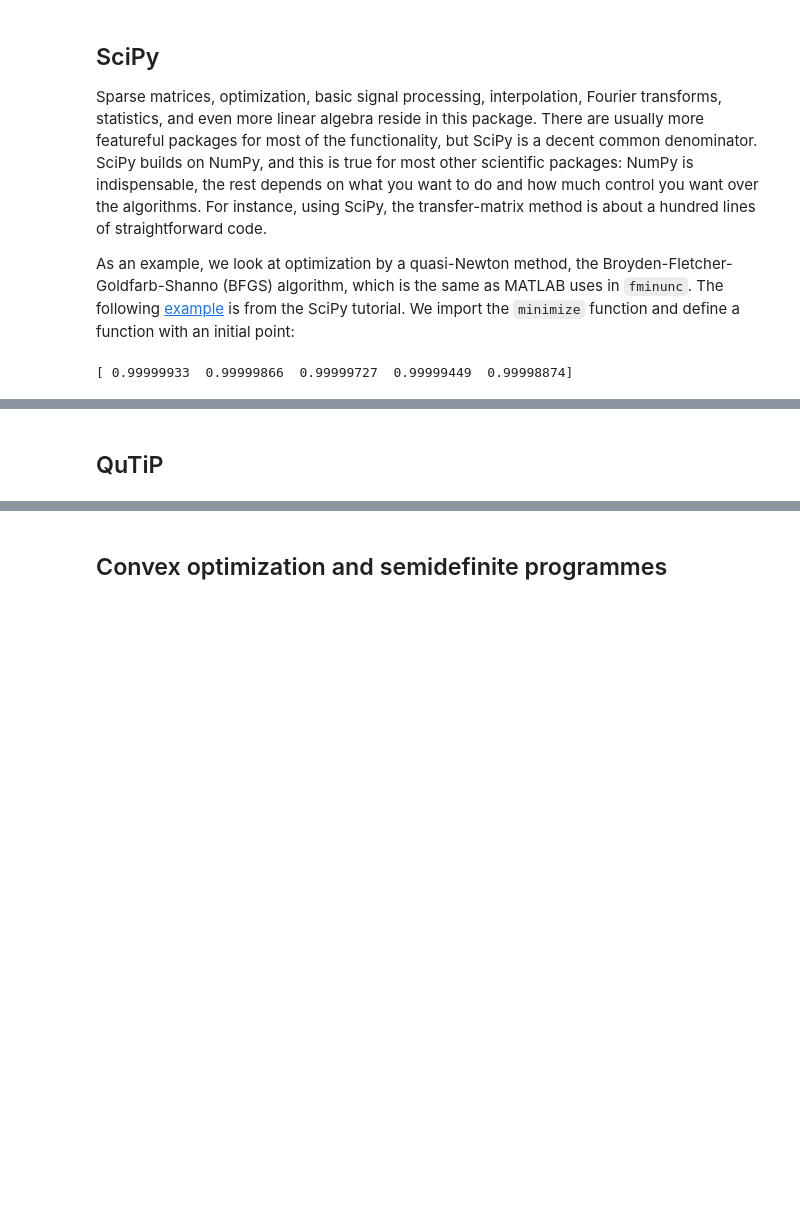
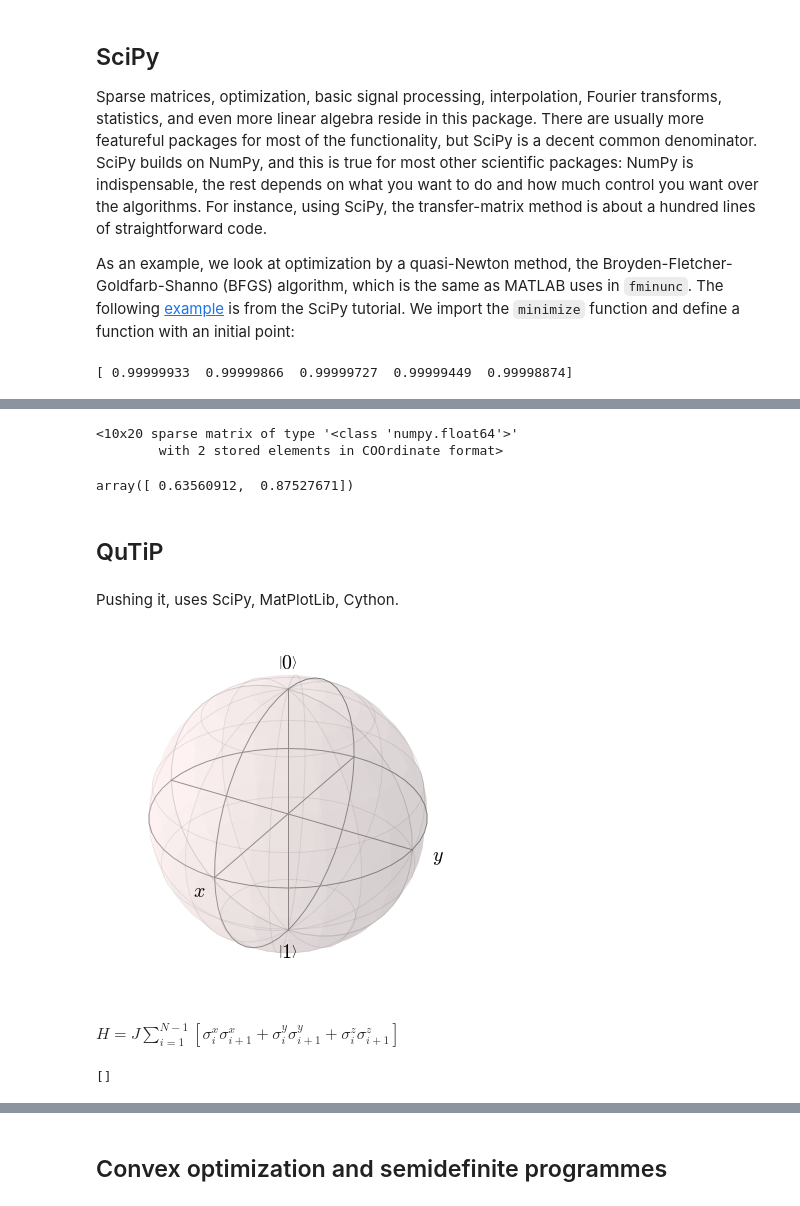
Before and after one commit to peterwittek/ipython-notebooks, a Jupyter notebook: ICONS-Linear algebra and numerical calculations.ipynb, the cells around one changed output, grey strips where cells are left out. Cells and saved outputs as stored; diff of their text form; code cells hidden in the pictures; blank space fills up the shorter version.

```diff
--- a/ICONS-Linear algebra and numerical calculations.ipynb
+++ b/ICONS-Linear algebra and numerical calculations.ipynb
@@ -127,3 +109,17 @@ print(res.x)
+# %%
+import scipy.sparse as sparse
+S = sparse.rand(10, 20, density=0.01)
+S
+# %% [output]
+<10x20 sparse matrix of type '<class 'numpy.float64'>'
+        with 2 stored elements in COOrdinate format>
+# %%
+u, s, vt = sparse.linalg.svds(S, 2)
+s
+# %% [output]
+array([ 0.63560912,  0.87527671])
 # %% [markdown]
 QuTiP
 -------
+# %% [markdown]
+Pushing it, uses SciPy, MatPlotLib, Cython.
@@ -129,0 +130,7 @@ QuTiP
+# %%
+b = Bloch()
+b.make_sphere()
+# %% [output]
+[figure, added]
+# %% [markdown]
+$H =  J \sum_{i=1}^{N-1} [ \sigma^x_{i} \sigma^x_{i+1} + \sigma^y_{i} \sigma^y_{i+1} + \sigma^z_{i} \sigma^z_{i+1}]$
@@ -129,0 +164,17 @@ QuTiP
+# %%
+N = 10      # number of spins
+J = 0.2*pi
+gamma = 0.0 # dephasing rate
+
+# intial state, first spin in state |1>, the rest in state |0>
+psi_list = []
+psi_list.append(basis(2,1))
+for n in range(N-1):
+    psi_list.append(basis(2,0))
+psi0 = tensor(psi_list)
+
+tlist = linspace(0, 50, 200)
+
+sz_expt = integrate(N, J, psi0, tlist, gamma)
+# %% [output]
+[]
```
Also changed, not shown: parts of 24 cells of this notebook, 1 other file.
